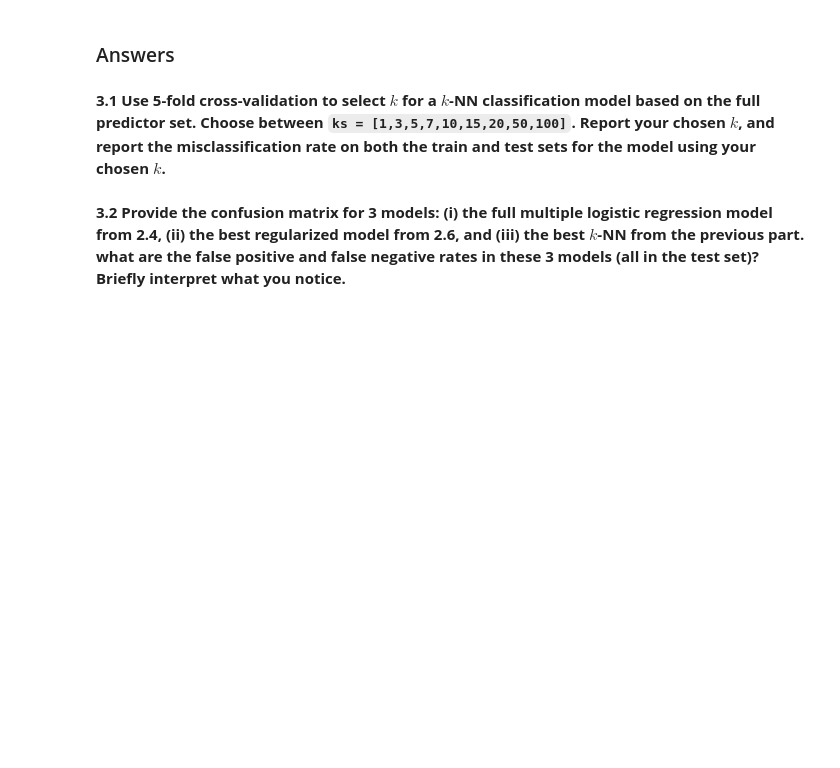
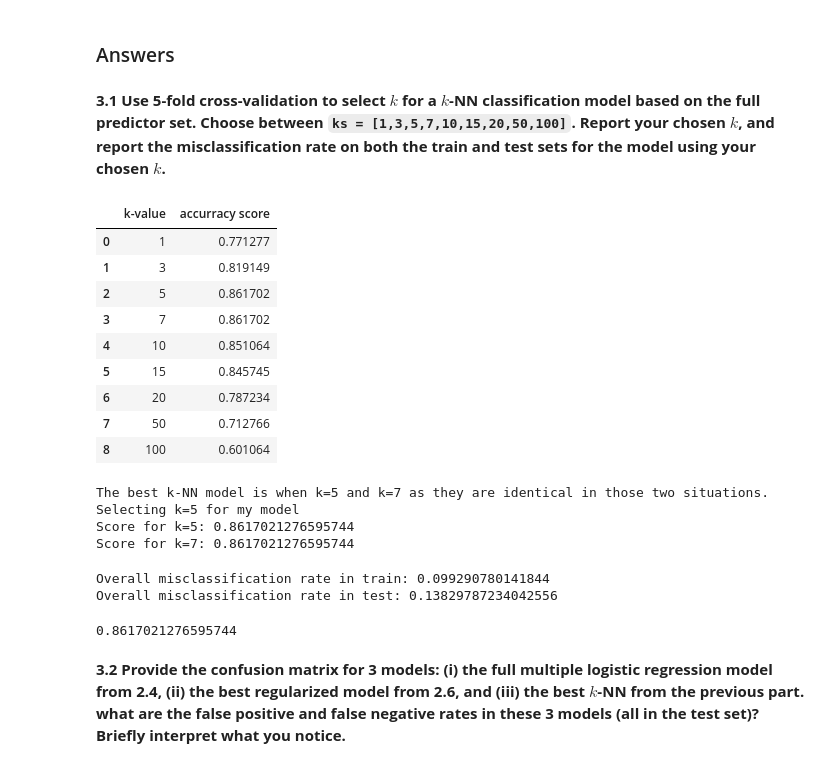
Before and after one commit to kkvalsvik/DataScience_cs109a_Harvard, a Jupyter notebook: cs_s109a_hw4.ipynb, the cells around one changed output. Saved outputs shown, nothing was run; the diff lists cells and outputs as text; code cells hidden in the pictures; blank space fills up the shorter version.

```diff
--- a/cs_s109a_hw4.ipynb
+++ b/cs_s109a_hw4.ipynb
@@ -457,0 +367,13 @@ print('Best test set Params: ', lasso_test.best_params_)
+# %%
+lasso_reg = Lasso(alpha= 0.00379269019073225)
+lasso_reg.fit(X_trainNorm, y_train)
+
+print('Training set Score: ', lasso_reg.score(X_trainNorm,y_train))
+print('Test set Score: ', lasso_reg.score(X_testNorm,y_test))
+
+# Making a list of all coefficients that have not been shrinked to 0:
+coef_list = []
+for value in lasso_reg.coef_.tolist():
+    if value != 0:
+        coef_list.append(value)
+print('Number of coefficiants that have not been shrinked to zero:',len(coef_list))
@@ -475,3 +400,48 @@ print('Best test set Params: ', lasso_test.best_params_)
+# %%
+from sklearn.model_selection import KFold
+n_folds = 5  #antallet folds du vil ha
+kfold = KFold(n_folds, shuffle=True)
+ks = [1,3,5,7,10,15,20,50,100]
+#list(kfold.split(range(48)))
+
+score_list = [[],[],[],[],[],[],[],[],[]]
+for i,k in enumerate(ks):
+    fittedModel = KNeighborsClassifier(n_neighbors=k).fit(X_trainNorm, y_train)
+    score_list[i].append(k)
+    score_list[i].append(fittedModel.score(X_testNorm,y_test))
+
+score_df = pd.DataFrame(score_list, columns=['k-value','accurracy score'])
+display(score_df)
+print('The best k-NN model is when k=5 and k=7 as they are identical in those two situations.')
+print('Selecting k={} for my model'.format(score_df['k-value'][np.argmax(score_df['accurracy score'])]))
+
+print('Score for k=5:', score_df['accurracy score'][2])
+print('Score for k=7:', score_df['accurracy score'][3])
+# %% [output]
+|  | k-value | accurracy score |
+| 0 | 1 | 0.771277 |
+| 1 | 3 | 0.819149 |
+| 2 | 5 | 0.861702 |
+| 3 | 7 | 0.861702 |
+| 4 | 10 | 0.851064 |
+| 5 | 15 | 0.845745 |
+| 6 | 20 | 0.787234 |
+| 7 | 50 | 0.712766 |
+| 8 | 100 | 0.601064 |
+The best k-NN model is when k=5 and k=7 as they are identical in those two situations.
+Selecting k=5 for my model
+Score for k=5: 0.8617021276595744
+Score for k=7: 0.8617021276595744
+# %%
+# The misclassification rate for k = 5 is (1-accuracy rate):
+
+fittedModel_5 = KNeighborsClassifier(n_neighbors=5).fit(X_trainNorm, y_train)
+print("Overall misclassification rate in train:",1-fittedModel_5.score(X_trainNorm,y_train))
+print("Overall misclassification rate in test:",1-fittedModel_5.score(X_testNorm,y_test))
+# %% [output]
+Overall misclassification rate in train: 0.099290780141844
+Overall misclassification rate in test: 0.13829787234042556
+0.8617021276595744
 # %% [markdown]
 **3.2 Provide the confusion matrix for 3 models: (i) the full multiple logistic regression model from 2.4, (ii) the best regularized model from 2.6, and (iii) the best $k$-NN from the previous part. what are the  false positive and false negative rates in these 3 models (all in the test set)?  Briefly interpret what you notice.**
 # %%
```
Also changed, not shown: parts of 21 cells of this notebook.
